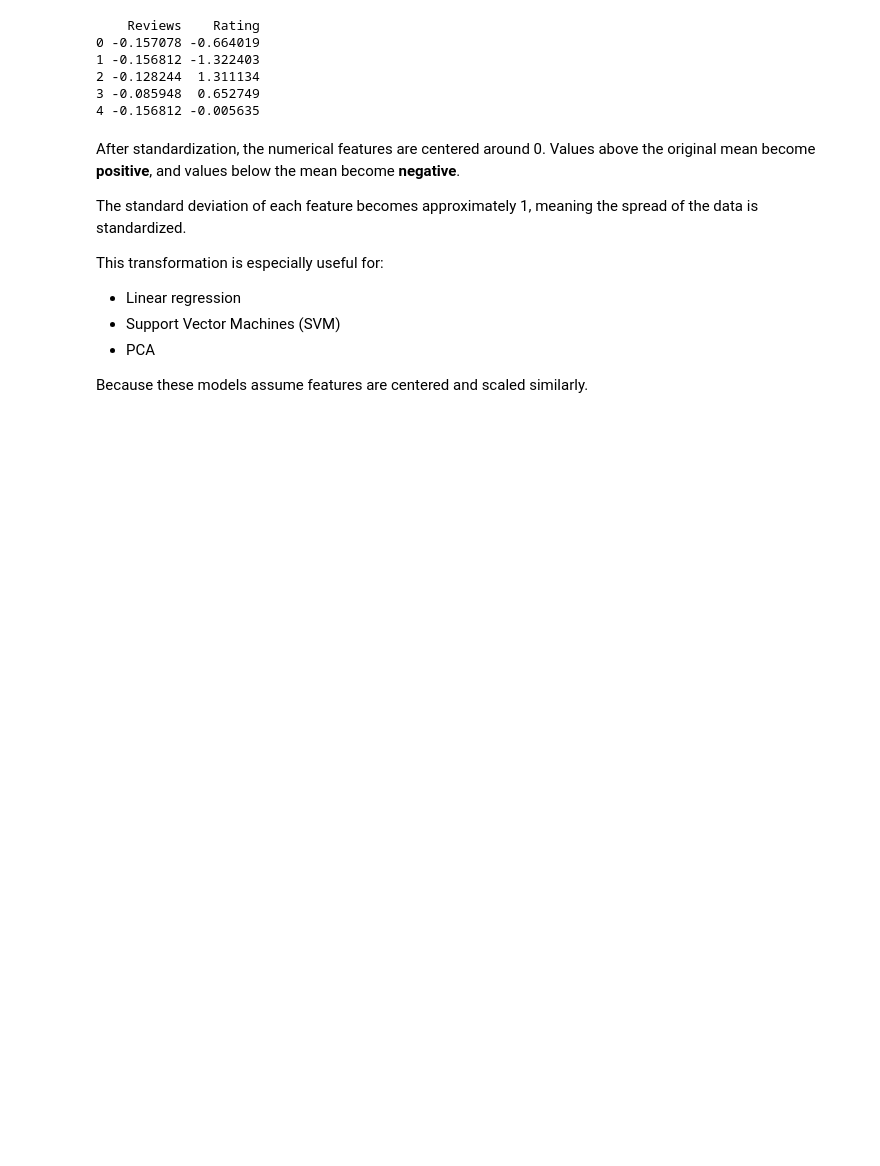
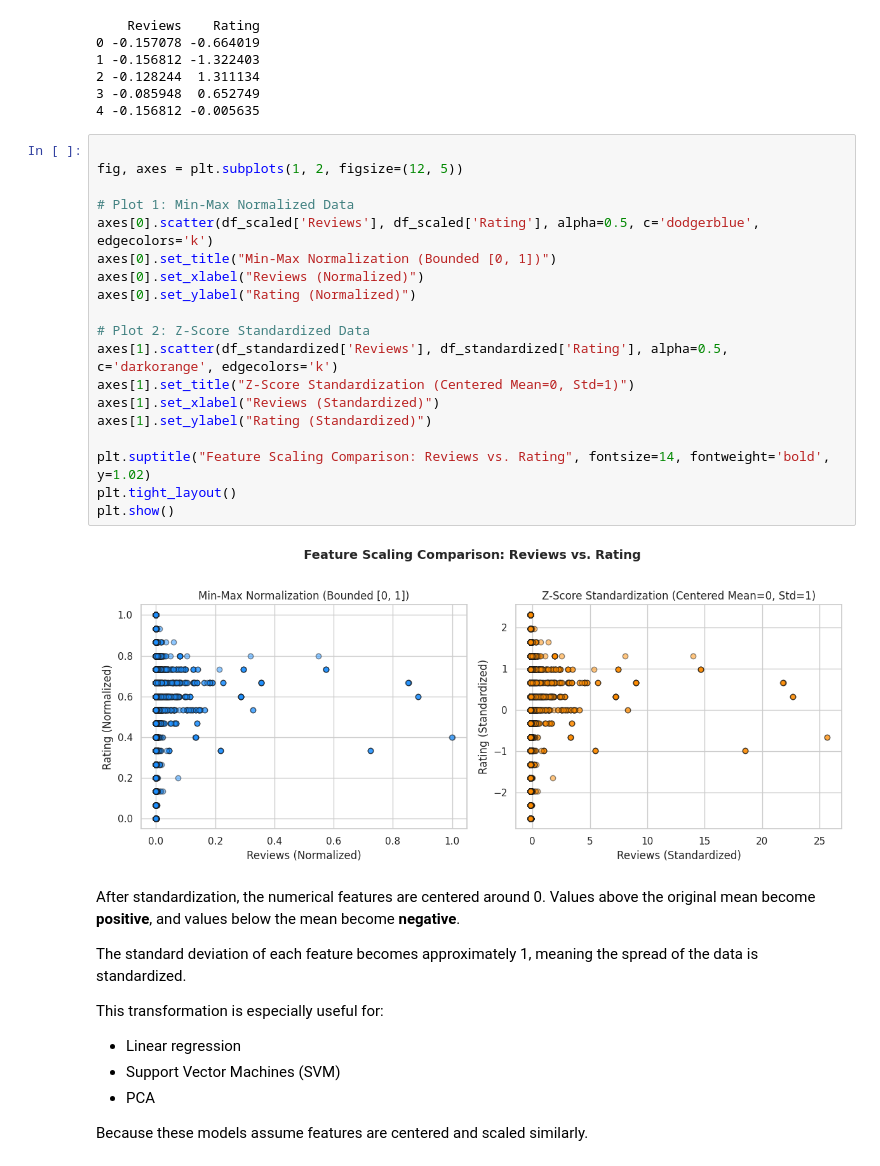
Before and after one commit to Ja4yJa5y/MachineLearning-assignment1, a Jupyter notebook: ARTI406_Assignment_2.ipynb, the cells around one changed output. Drawn from its saved outputs; the diff is of its cells as text; blank space fills up the shorter version.

```diff
--- a/ARTI406_Assignment_2.ipynb
+++ b/ARTI406_Assignment_2.ipynb
@@ -322,6 +322,27 @@ print(df_standardized.head())
 2 -0.128244  1.311134
 3 -0.085948  0.652749
 4 -0.156812 -0.005635
+# %%
+
+fig, axes = plt.subplots(1, 2, figsize=(12, 5))
+
+# Plot 1: Min-Max Normalized Data
+axes[0].scatter(df_scaled['Reviews'], df_scaled['Rating'], alpha=0.5, c='dodgerblue', edgecolors='k')
+axes[0].set_title("Min-Max Normalization (Bounded [0, 1])")
+axes[0].set_xlabel("Reviews (Normalized)")
+axes[0].set_ylabel("Rating (Normalized)")
+
+# Plot 2: Z-Score Standardized Data
+axes[1].scatter(df_standardized['Reviews'], df_standardized['Rating'], alpha=0.5, c='darkorange', edgecolors='k')
+axes[1].set_title("Z-Score Standardization (Centered Mean=0, Std=1)")
+axes[1].set_xlabel("Reviews (Standardized)")
+axes[1].set_ylabel("Rating (Standardized)")
+
+plt.suptitle("Feature Scaling Comparison: Reviews vs. Rating", fontsize=14, fontweight='bold', y=1.02)
+plt.tight_layout()
+plt.show()
+# %% [output]
+[figure, added]
 # %% [markdown]
 After standardization, the numerical features are centered around 0.
 Values above the original mean become **positive**, and values below the mean become **negative**.
```
